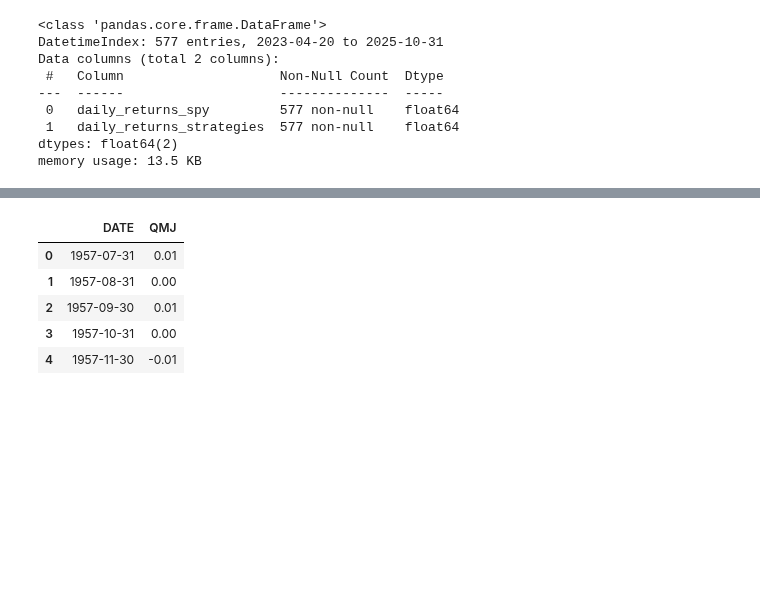
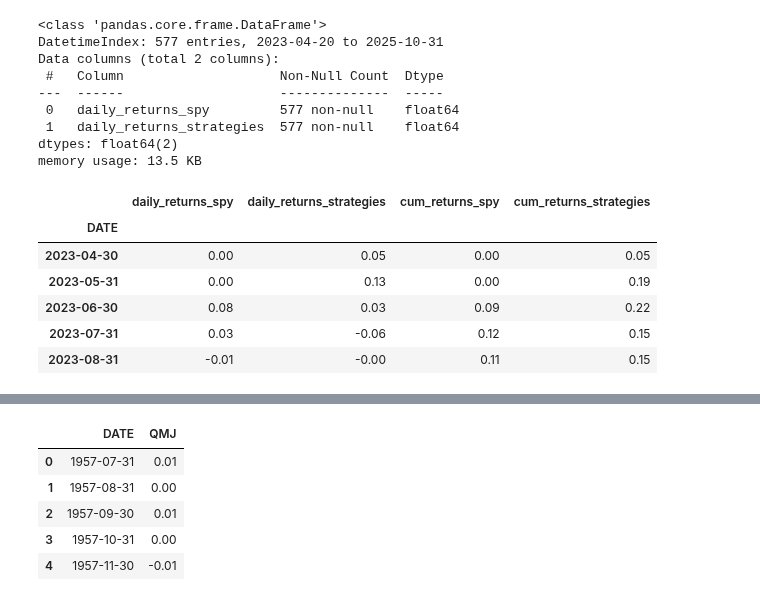
Before and after one commit to scimmione1/prop_trading_results_from_2023, a Jupyter notebook: 06_Strategy_vs_Fama-French Data.ipynb, the cells around one changed output, grey strips where cells are left out. Cells and saved outputs as stored; diff of their text form; code cells hidden in the pictures; blank space fills up the shorter version.

```diff
--- a/06_Strategy_vs_Fama-French Data.ipynb
+++ b/06_Strategy_vs_Fama-French Data.ipynb
@@ -110,3 +110,30 @@ Data columns (total 2 columns):
  1   daily_returns_strategies  577 non-null    float64
 dtypes: float64(2)
 memory usage: 13.5 KB
+# %%
+# merged_df have daily returns for both SPY and strategies, indexed by date
+# we need to compute the returns and grop them by month to match Fama-French data frequency
+# last day of month for each date in the index
+
+# add last day of month column
+merged_df['DATE'] = merged_df.index.to_period('M').to_timestamp('M')
+
+# group by month and compute daily returns to monthly returns
+merged_df = merged_df.groupby('DATE').apply(lambda x: (1 + x).prod() - 1)
+
+# drop na values
+merged_df = merged_df.dropna()
+
+# add two columns with compounded monthly returns
+merged_df['cum_returns_spy'] = (1 + merged_df['daily_returns_spy']).cumprod() - 1
+merged_df['cum_returns_strategies'] = (1 + merged_df['daily_returns_strategies']).cumprod() - 1
+
+merged_df.head()
+# %% [output]
+|  | daily_returns_spy | daily_returns_strategies | cum_returns_spy | cum_returns_strategies |
+| DATE |  |  |  |  |
+| 2023-04-30 | 0.00 | 0.05 | 0.00 | 0.05 |
+| 2023-05-31 | 0.00 | 0.13 | 0.00 | 0.19 |
+| 2023-06-30 | 0.08 | 0.03 | 0.09 | 0.22 |
+| 2023-07-31 | 0.03 | -0.06 | 0.12 | 0.15 |
+| 2023-08-31 | -0.01 | -0.00 | 0.11 | 0.15 |
```
Also changed, not shown: parts of 2 cells of this notebook.
